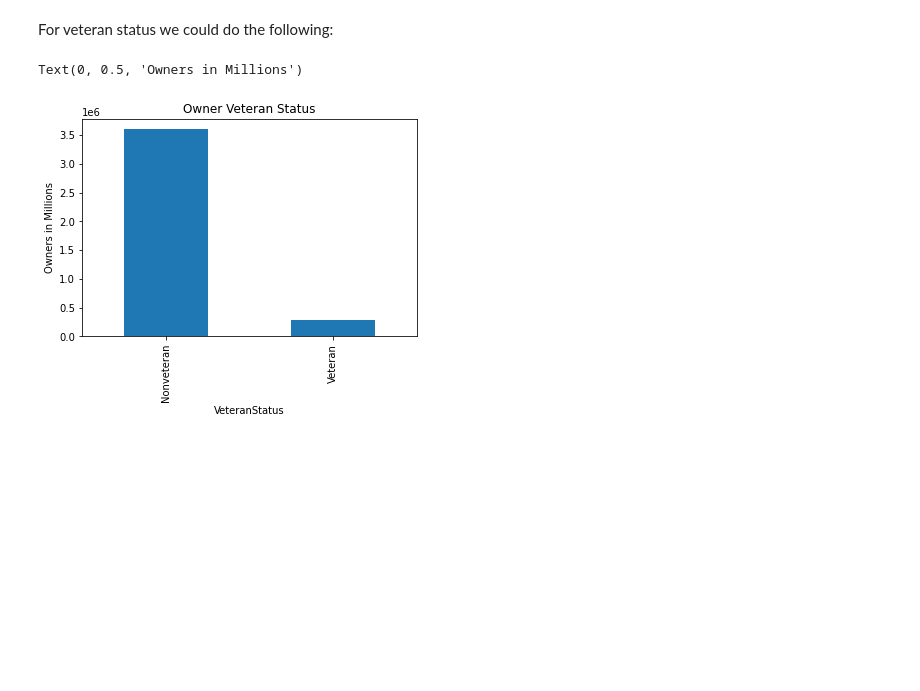
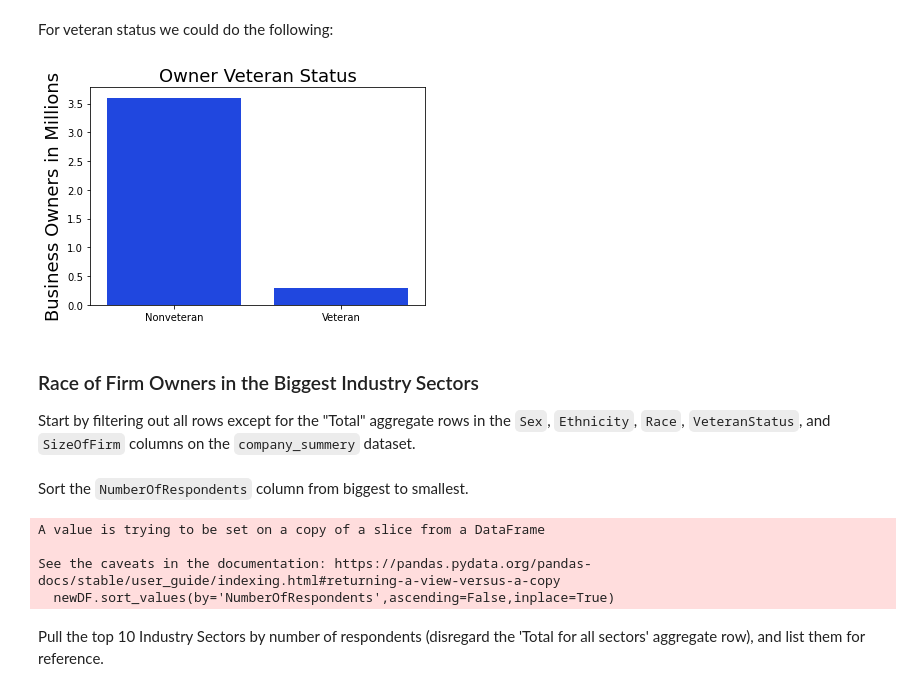
Before and after one commit to c-rod51/census-annual-business-survey, a Jupyter notebook: Visualizations.ipynb, the cells around one changed output. Saved outputs shown, nothing was run; the diff lists cells and outputs as text; code cells hidden in the pictures; blank space fills up the shorter version.

```diff
--- a/Visualizations.ipynb
+++ b/Visualizations.ipynb
@@ -96,11 +100,14 @@ business_owner_vetstatus = business_owner_characteristics[(business_owner_charac
                               & (business_owner_characteristics['OwnerEthnicity'] == 'All owners of respondent firms')]
 # %%
 owner_vet_status = business_owner_vetstatus.groupby('VeteranStatus')['NumberOfOwners'].mean()
-# %%
-owner_vet_status.plot(kind='bar')
-plt.title('Owner Veteran Status')
-plt.ylabel('Owners in Millions')
-#plt.savefig(r'Visuals\OwnerVeteranStatus.png')
-# %% [output]
-Text(0, 0.5, 'Owners in Millions')
-[figure, removed]
+# %%
+ax = sns.barplot(x=owner_vet_status.index, y=(owner_vet_status.values)/1000000, color='#0034FF')
+ax.set_xticklabels(ax.get_xticklabels())
+ax.set_title('Owner Veteran Status', size=18)
+ax.set_xlabel('')
+ax.set_ylabel('Business Owners in Millions', size=18);
+# %% [output]
+[figure, added]
+# %% [markdown]
+### Race of Firm Owners in the Biggest Industry Sectors
+Start by filtering out all rows except for the "Total" aggregate rows in the `Sex`, `Ethnicity`, `Race`, `VeteranStatus`, and `SizeOfFirm` columns on the `company_summery` dataset.
@@ -106,0 +120,11 @@ Text(0, 0.5, 'Owners in Millions')
+# %% [markdown]
+Sort the `NumberOfRespondents` column from biggest to smallest.
+# %%
+newDF.sort_values(by='NumberOfRespondents',ascending=False,inplace=True)
+# %% [output]
+A value is trying to be set on a copy of a slice from a DataFrame
+
+See the caveats in the documentation: https://pandas.pydata.org/pandas-docs/stable/user_guide/indexing.html#returning-a-view-versus-a-copy
+  newDF.sort_values(by='NumberOfRespondents',ascending=False,inplace=True)
+# %% [markdown]
+Pull the top 10 Industry Sectors by number of respondents (disregard the 'Total for all sectors' aggregate row), and list them for reference.
```
Also changed, not shown: parts of 39 cells of this notebook.
